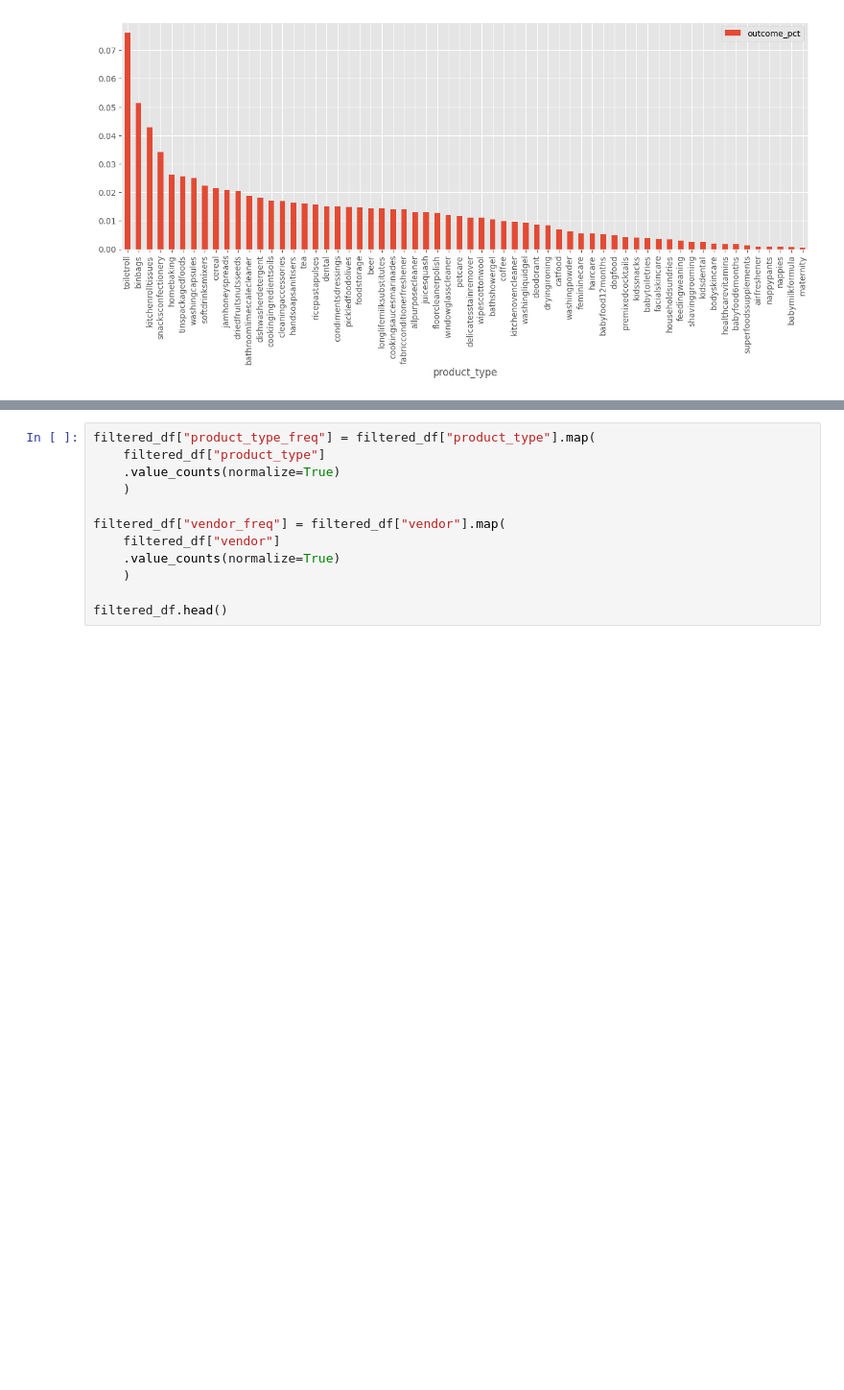
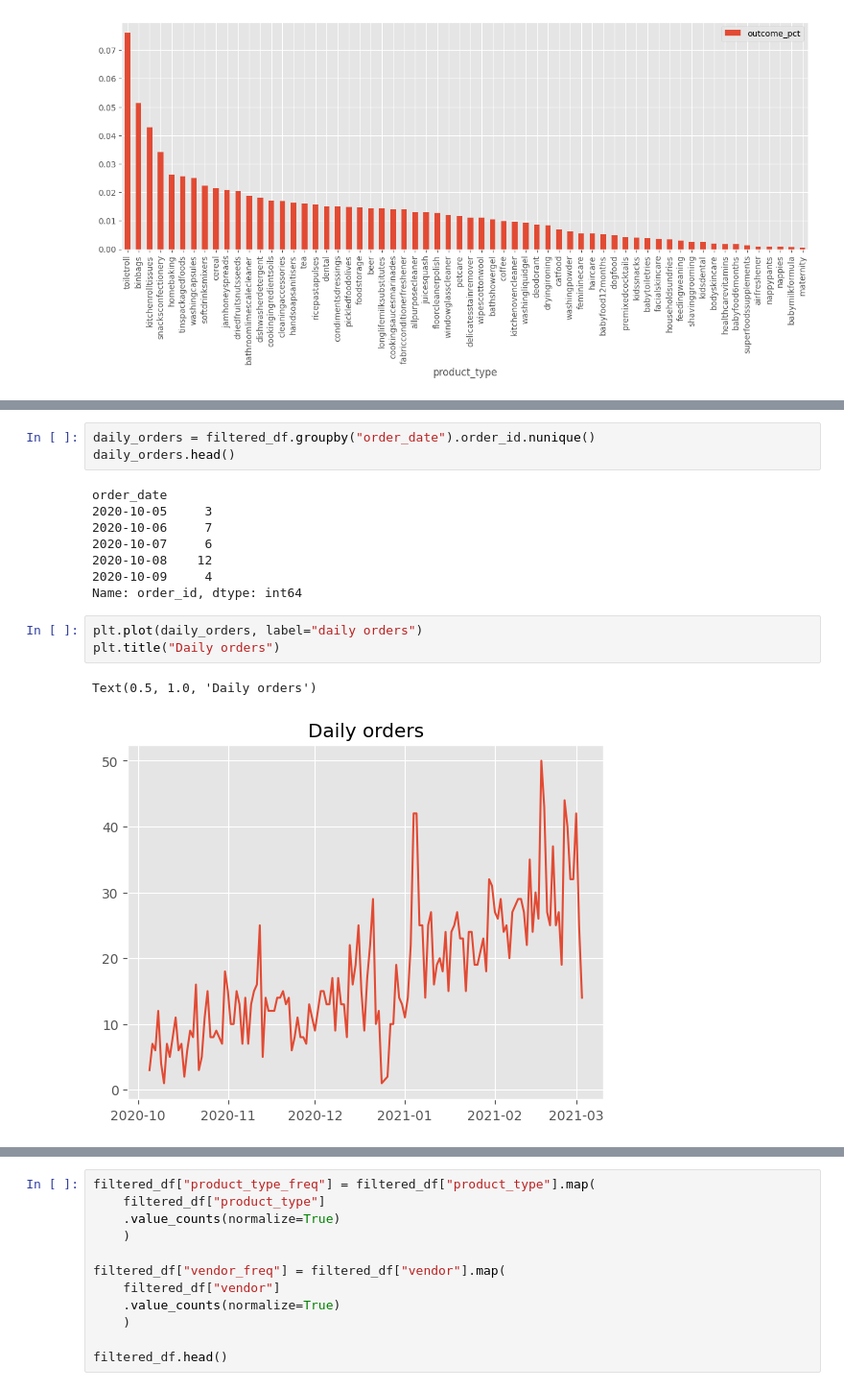
Before and after one commit to Javierterryc/zrive-ds, a Jupyter notebook: src/module_3/module_3.ipynb, the cells around one changed output, grey strips where cells are left out. Shown: that part at 96% size. Saved outputs shown, nothing was run; the diff lists cells and outputs as text; blank space fills up the shorter version.

```diff
--- a/src/module_3/module_3.ipynb
+++ b/src/module_3/module_3.ipynb
@@ -185,0 +205,17 @@ filtered_df.head()
+# %%
+daily_orders = filtered_df.groupby("order_date").order_id.nunique()
+daily_orders.head()
+# %% [output]
+order_date
+2020-10-05     3
+2020-10-06     7
+2020-10-07     6
+2020-10-08    12
+2020-10-09     4
+Name: order_id, dtype: int64
+# %%
+plt.plot(daily_orders, label="daily orders")
+plt.title("Daily orders")
+# %% [output]
+Text(0.5, 1.0, 'Daily orders')
+[figure, added]
```
Also changed, not shown: parts of 27 cells of this notebook.
